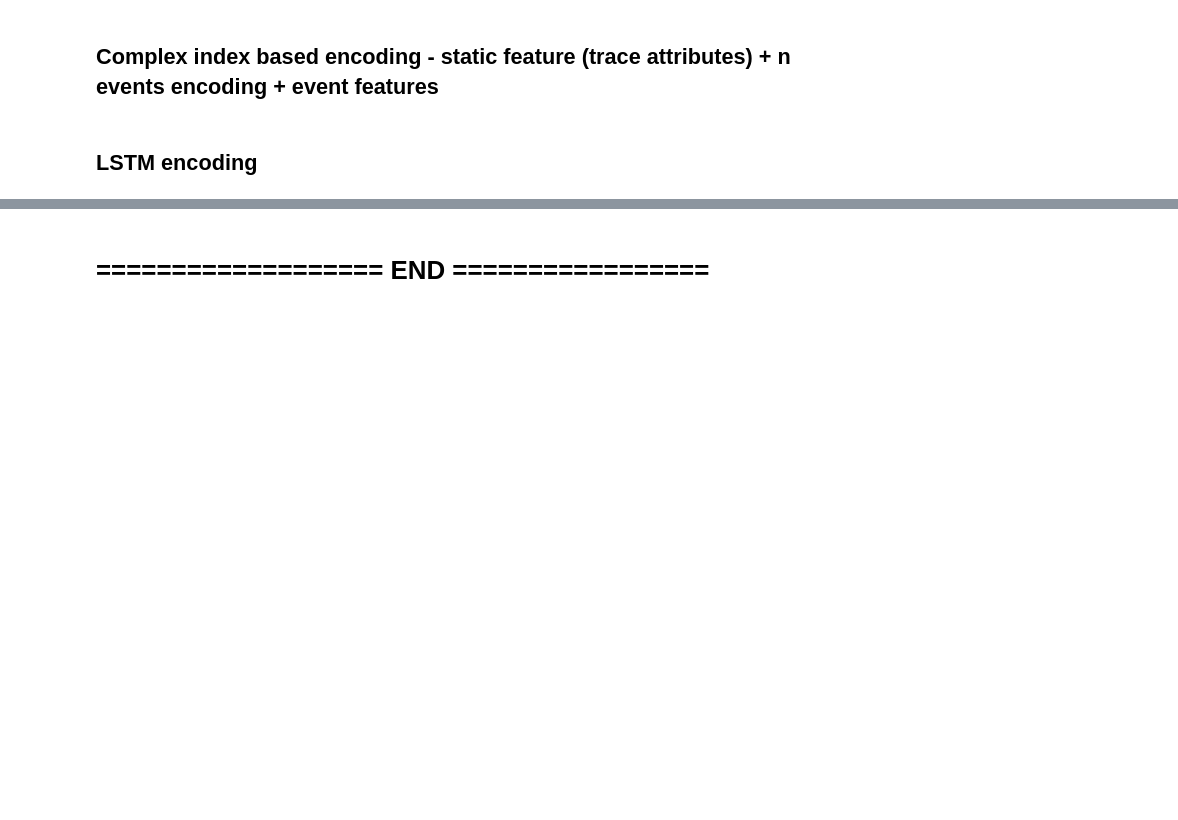
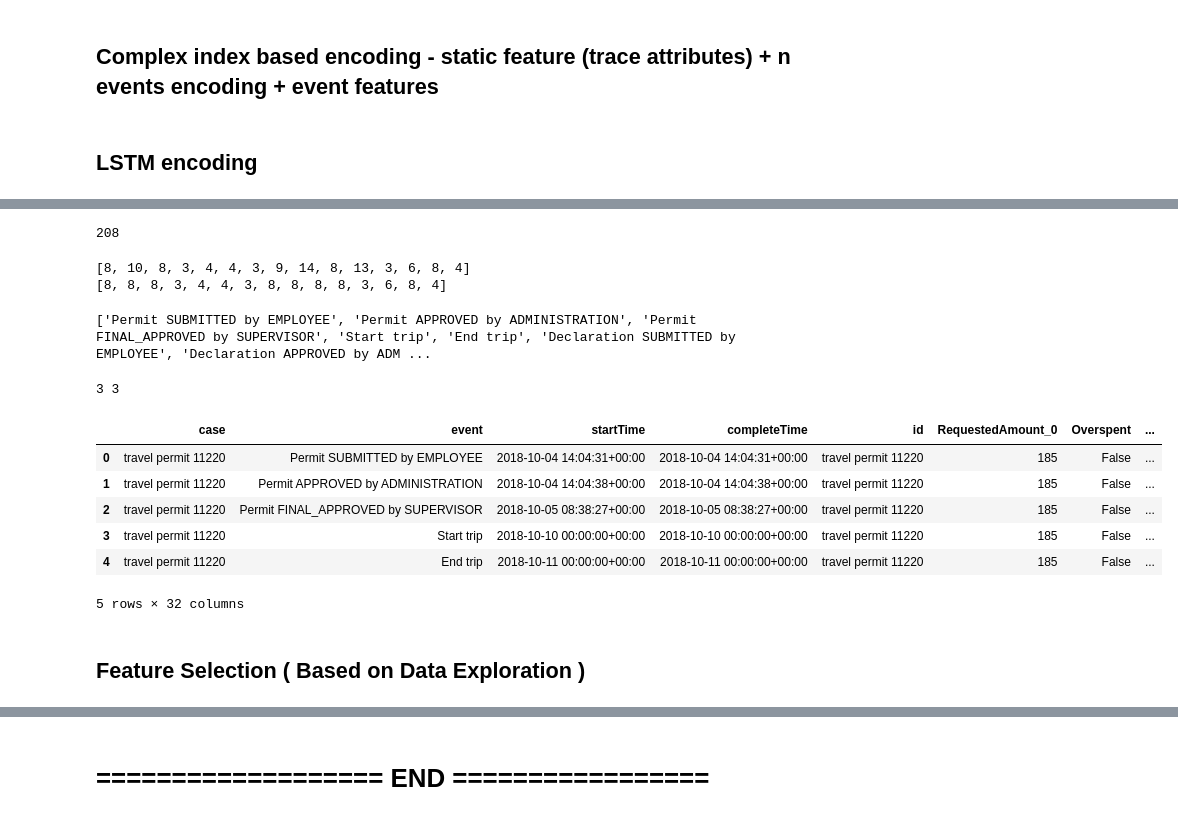
Before and after one commit to himanshudce/APM_BPI_2020, a Jupyter notebook: notebooks/data_prepration.ipynb, the cells around one changed output, grey strips where cells are left out. Drawn from its saved outputs; the diff is of its cells as text; code cells hidden in the pictures; blank space fills up the shorter version.

```diff
--- a/notebooks/data_prepration.ipynb
+++ b/notebooks/data_prepration.ipynb
@@ -880,0 +924,66 @@ save_data(data, declerations, ohe_dict ,save_path)
+# %%
+# to extract target varaible,
+# if event starts with the name decleration rejected it is considered as rejected
+declerations = []
+for trace in trace_log:
+    flag = False
+    for i,event in enumerate(trace):
+        if "Declaration REJECTED" in event['event']:
+            flag = True
+            break
+
+    if flag:
+        declerations.append(1)
+    else:
+        declerations.append(0)
+# %%
+len(declerations)
+# %% [output]
+208
+# %%
+# extract traces only till the decleration is rejected (excluded), otherwise complete trace
+prefix_traces = []
+for trace in trace_log:
+    for i,event in enumerate(trace):
+        if "Declaration REJECTED" in event['event']:
+            break
+    prefix_traces.append(Trace(trace[:i], attributes = trace.attributes))
+prefix_traces = EventLog(prefix_traces)
+# %%
+# generate prefixes, note that we need to add the casts to EventLog and Trace to make sure that the result is a PM4Py EventLog object
+trace_prefixes = EventLog([Trace(trace[0:t_length], attributes = trace.attributes) for trace in prefix_traces])
+# %%
+# check the trace length
+print([len(trace) for trace in prefix_traces][0:15])
+print([len(trace) for trace in trace_prefixes][0:15])
+# %% [output]
+[8, 10, 8, 3, 4, 4, 3, 9, 14, 8, 13, 3, 6, 8, 4]
+[8, 8, 8, 3, 4, 4, 3, 8, 8, 8, 8, 3, 6, 8, 4]
+# %%
+# check if all good
+project_nth(trace_prefixes, 0)
+# %% [output]
+['Permit SUBMITTED by EMPLOYEE', 'Permit APPROVED by ADMINISTRATION', 'Permit FINAL_APPROVED by SUPERVISOR', 'Start trip', 'End trip', 'Declaration SUBMITTED by EMPLOYEE', 'Declaration APPROVED by ADM ...
+# %%
+# to check which traces are not of our desired length (these will be padded while preparing the the training data)
+for i,trace in enumerate(trace_prefixes):
+    if len(trace)!=t_length:
+        print(i, len(trace))
+        break
+# %% [output]
+3 3
+# %%
+# convert logs to dataframe
+# final base dataframe
+df = pm4py.convert_to_dataframe(trace_prefixes)
+df.head(5)
+# %% [output]
+|  | case | event | startTime | completeTime | id | RequestedAmount_0 | Overspent | ... |
+| 0 | travel permit 11220 | Permit SUBMITTED by EMPLOYEE | 2018-10-04 14:04:31+00:00 | 2018-10-04 14:04:31+00:00 | travel permit 11220 | 185 | False | ... |
+| 1 | travel permit 11220 | Permit APPROVED by ADMINISTRATION | 2018-10-04 14:04:38+00:00 | 2018-10-04 14:04:38+00:00 | travel permit 11220 | 185 | False | ... |
+| 2 | travel permit 11220 | Permit FINAL_APPROVED by SUPERVISOR | 2018-10-05 08:38:27+00:00 | 2018-10-05 08:38:27+00:00 | travel permit 11220 | 185 | False | ... |
+| 3 | travel permit 11220 | Start trip | 2018-10-10 00:00:00+00:00 | 2018-10-10 00:00:00+00:00 | travel permit 11220 | 185 | False | ... |
+| 4 | travel permit 11220 | End trip | 2018-10-11 00:00:00+00:00 | 2018-10-11 00:00:00+00:00 | travel permit 11220 | 185 | False | ... |
+5 rows × 32 columns
+# %% [markdown]
+## Feature Selection ( Based on Data Exploration )
```
Also changed, not shown: parts of 42 cells of this notebook, 16 other files.
